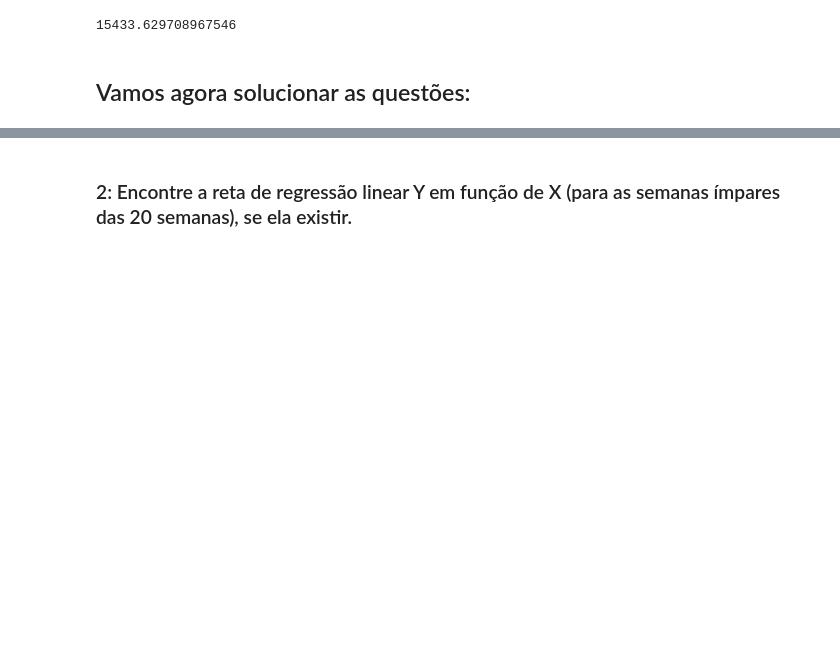
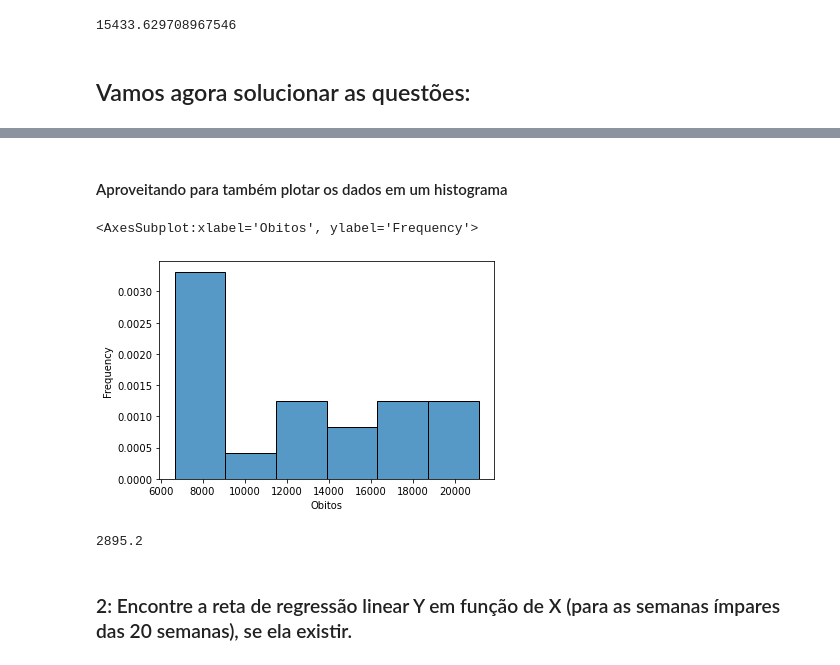
Before and after one commit to Beloin/N2-e-Presen-a-em-aula-24_Probest, a Jupyter notebook: analise_covid_enxuta.ipynb, the cells around one changed output, grey strips where cells are left out. Cells and saved outputs as stored; diff of their text form; code cells hidden in the pictures; blank space fills up the shorter version.

```diff
--- a/analise_covid_enxuta.ipynb
+++ b/analise_covid_enxuta.ipynb
@@ -34,3 +98,15 @@ model.prever(450_000)
+# %% [markdown]
+#### Aproveitando para também plotar os dados em um histograma
+# %%
+import seaborn as srn
+srn.histplot(dados.Obitos, stat='frequency')
+# %% [output]
+<AxesSubplot:xlabel='Obitos', ylabel='Frequency'>
+[figure, added]
+# %%
+(dados.Obitos.max() - dados.Obitos.min()) / k
+# %% [output]
+2895.2
 # %% [markdown]
 ### 2: Encontre a reta de regressão linear Y em função de X (para as semanas ímpares das 20 semanas), se ela existir.
 # %%
```
Also changed, not shown: parts of 7 cells of this notebook, 3 other files.
